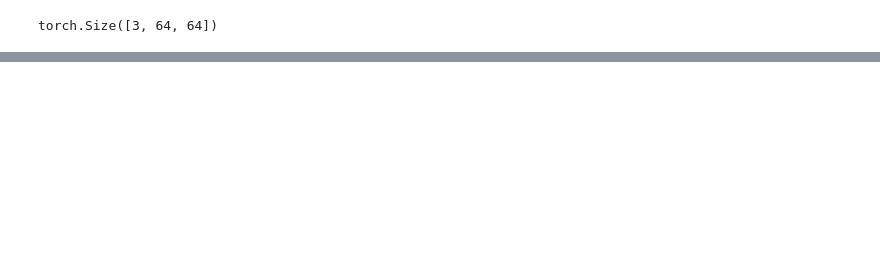
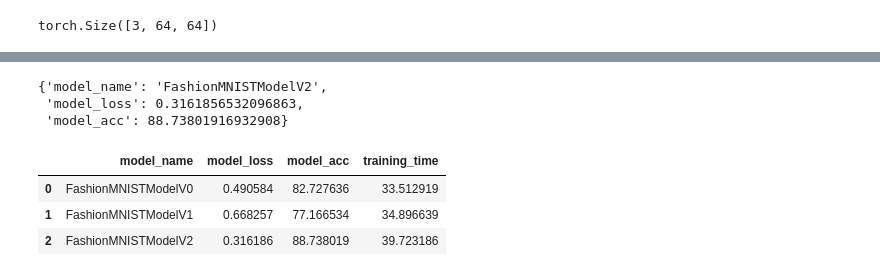
Before and after one commit to Buy-me-some-str/practice, a Jupyter notebook: pytorch_03_computer_vision.ipynb, the cells around one changed output, grey strips where cells are left out. Cells and saved outputs as stored; diff of their text form; code cells hidden in the pictures; blank space fills up the shorter version.

```diff
--- a/pytorch_03_computer_vision.ipynb
+++ b/pytorch_03_computer_vision.ipynb
@@ -605,0 +664,25 @@ torch.Size([3, 64, 64])
+# %%
+torch.manual_seed = 42
+torch.cuda.manual_seed = 42
+
+from timeit import default_timer as timer
+train_time_start_model_2 = timer()
+
+epochs = 3
+for epoch in tqdm(range(epochs)):
+    print(f"Epoch: {epoch}\n----------------------")
+    train_step(model=model_2,
+               data_loader=train_dataloader,
+               loss_fn=loss_fn,
+               optimizer=optimizer,
+               accuracy_fn=accuracy_fn,
+               device=device)
+    test_step(model=model_2,
+              data_loader=test_dataloader,
+              loss_fn=loss_fn,
+              accuracy_fn=accuracy_fn,
+              device=device)
+train_time_end_model_2 = timer()
+total_train_time_model_2 = print_train_time(start=train_time_start_model_2,
+                                            end=train_time_end_model_2,
+                                            device=device)
@@ -605,0 +707,28 @@ torch.Size([3, 64, 64])
+# %%
+model_2_results = eval_model(model=model_2,
+                             data_loader=test_dataloader,
+                             loss_fn=loss_fn,
+                             accuracy_fn=accuracy_fn,
+                             device=device)
+model_2_results
+# %% [output]
+{'model_name': 'FashionMNISTModelV2',
+ 'model_loss': 0.3161856532096863,
+ 'model_acc': 88.73801916932908}
+# %%
+import pandas as pd
+
+compare_results = pd.DataFrame([model_0_results,
+                                model_1_results,
+                                model_2_results])
+# %%
+compare_results["training_time"] = [total_train_time_model_0,
+                                    total_train_time_model_1,
+                                    total_train_time_model_2]
+# %%
+compare_results
+# %% [output]
+|  | model_name | model_loss | model_acc | training_time |
+| 0 | FashionMNISTModelV0 | 0.490584 | 82.727636 | 33.512919 |
+| 1 | FashionMNISTModelV1 | 0.668257 | 77.166534 | 34.896639 |
+| 2 | FashionMNISTModelV2 | 0.316186 | 88.738019 | 39.723186 |
```
Also changed, not shown: parts of 29 cells of this notebook.
